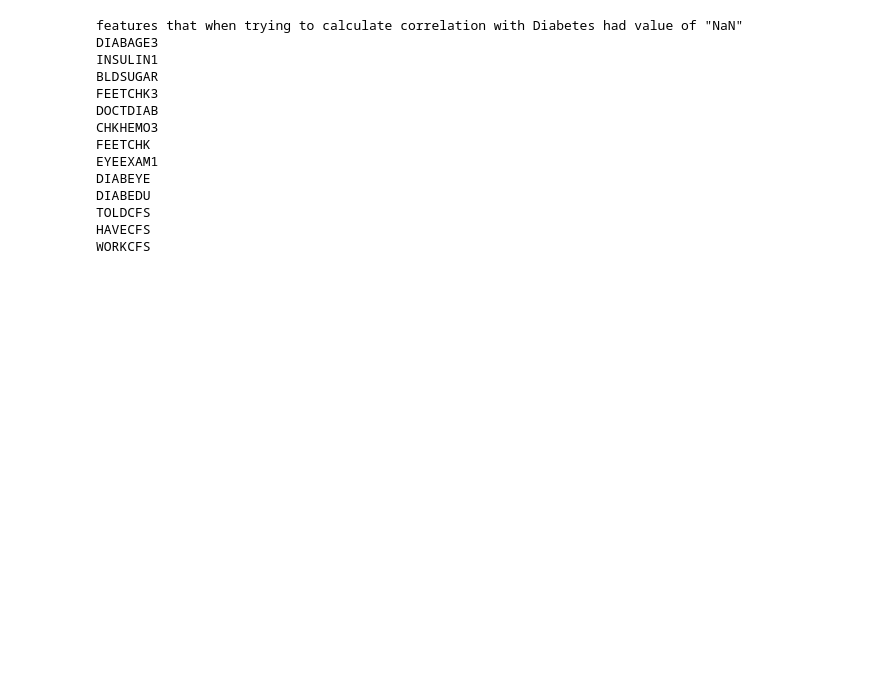
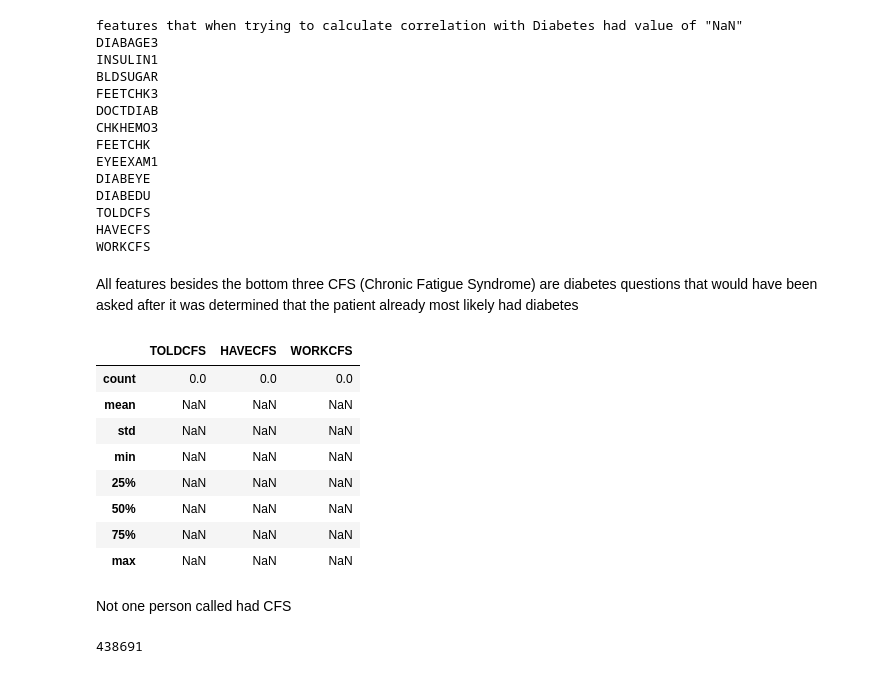
Before and after one commit to puhalskib/adv-p-health, a Jupyter notebook: main.ipynb, the cells around one changed output. Saved outputs shown, nothing was run; the diff lists cells and outputs as text; code cells hidden in the pictures; blank space fills up the shorter version.

```diff
--- a/main.ipynb
+++ b/main.ipynb
@@ -177,3 +159,23 @@ DIABEDU
 TOLDCFS
 HAVECFS
 WORKCFS
+# %% [markdown]
+All features besides the bottom three CFS (Chronic Fatigue Syndrome) are diabetes questions that would have been asked after it was determined that the patient already most likely had diabetes
+# %%
+df[['TOLDCFS', 'HAVECFS', 'WORKCFS']].describe()
+# %% [output]
+|  | TOLDCFS | HAVECFS | WORKCFS |
+| count | 0.0 | 0.0 | 0.0 |
+| mean | NaN | NaN | NaN |
+| std | NaN | NaN | NaN |
+| min | NaN | NaN | NaN |
+| 25% | NaN | NaN | NaN |
+| 50% | NaN | NaN | NaN |
+| 75% | NaN | NaN | NaN |
+| max | NaN | NaN | NaN |
+# %% [markdown]
+Not one person called had CFS
+# %%
+len(df.index)
+# %% [output]
+438691
```
Also changed, not shown: parts of 4 cells of this notebook, 1 other file.
